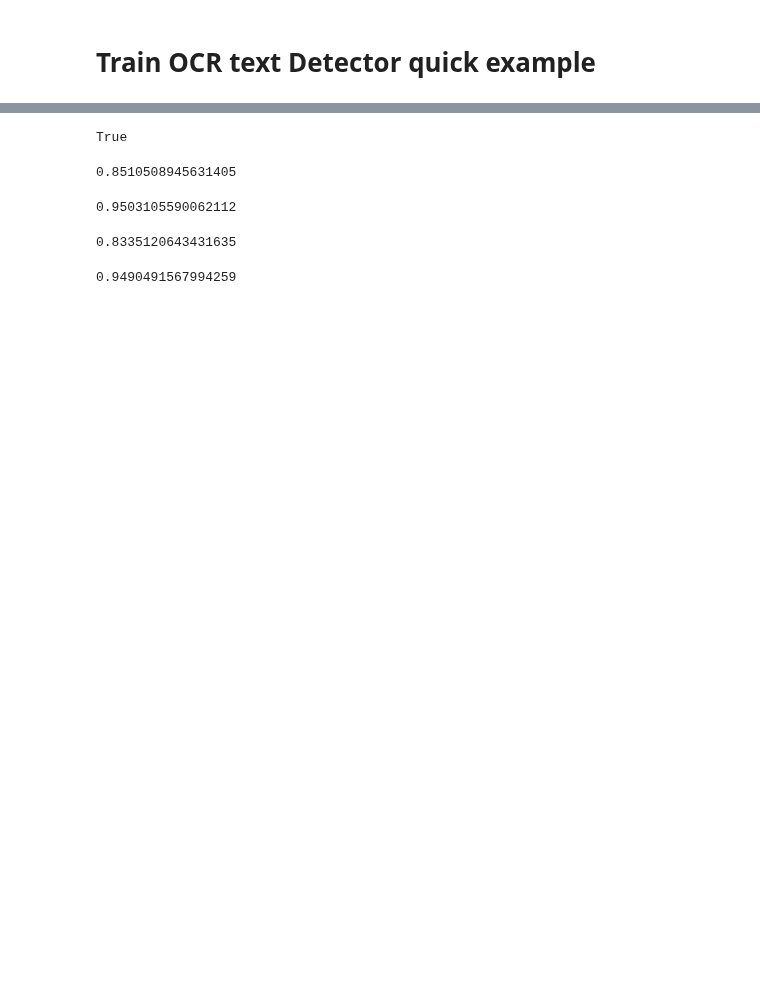
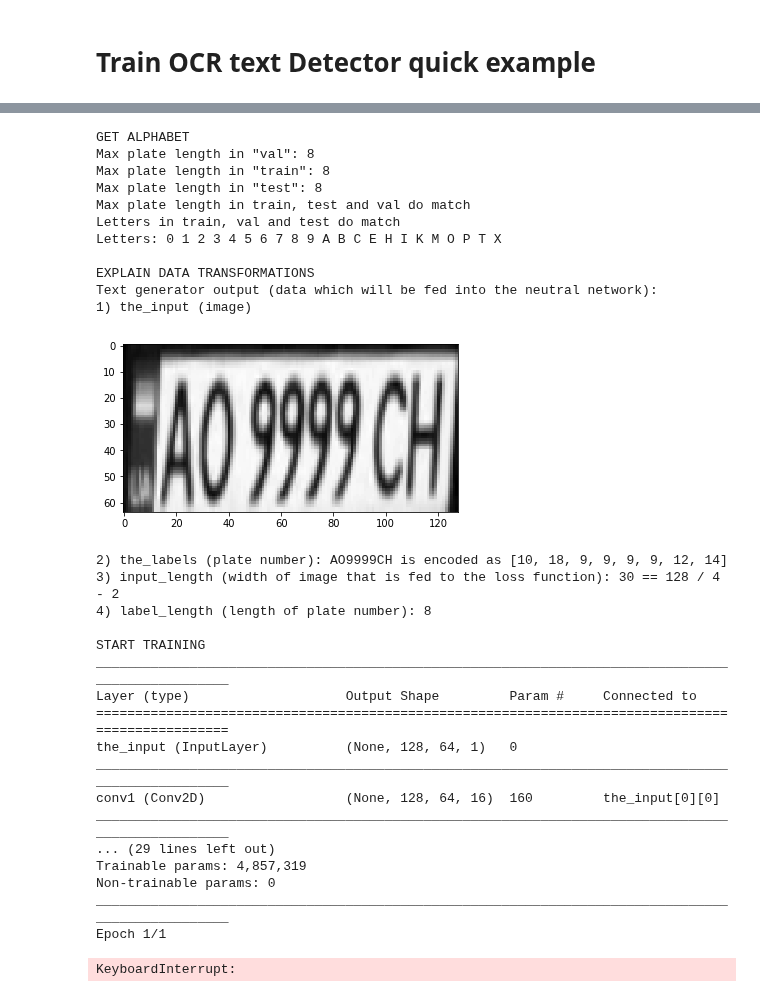
Before and after one commit to ria-com/nomeroff-net, a Jupyter notebook: train/trainOcrTextDetector.ipynb, the cells around one changed output, grey strips where cells are left out. Saved outputs shown, nothing was run; the diff lists cells and outputs as text; code cells hidden in the pictures; blank space fills up the shorter version.

Commit message:
train ocr

```diff
--- a/train/trainOcrTextDetector.ipynb
+++ b/train/trainOcrTextDetector.ipynb
@@ -5,9 +15,12 @@ import os
 import sys
 
 # change this property
-NOMEROFF_NET_DIR = "/var/www/html2/js/nomeroff-net/"
-PATH_TO_AUTORIA_NUMBERPLATE_COUNTRY_DATASET = "/mnt/datasets/anpr_ocr/data/"
-MODEL_PATH = os.path.join(NOMEROFF_NET_DIR, "models/ocr_np_text_trained.h5")
+NOMEROFF_NET_DIR = os.path.abspath('../')
+dataset_name = "ua"
+version = "1"
+PATH_TO_DATASET = os.path.join(NOMEROFF_NET_DIR, "datasets/ocr/", dataset_name)
+print(dataset_name)
+RESULT_MODEL_PATH = os.path.join(NOMEROFF_NET_DIR, "models/", 'anpr_ocr_{}-{}.h5'.format(dataset_name, version))
 
 sys.path.append(NOMEROFF_NET_DIR)
 
@@ -23,7 +31,9 @@ Using TensorFlow backend.
 # %%
-import matplotlib.image as mpimg
+from Base import OCR
 
-class ukrOCR(OCR):
+class ua(OCR):
     def __init__(self):
         OCR.__init__(self)
-        self.letters = ["0", "1", "2", "3", "4", "5", "6", "7", "8", "9", "A", "B", "C", "E", "H", "I", "K", "M", "O", "P", "T", "X"] # just copy
+        self.letters = ["0", "1", "2", "3", "4", "5", "6", "7", "8", "9", "A", "B", "C", "E", "H", "I", "K", "M", "O", "P", "T", "X"]
+
+        self.EPOCHS = 1
@@ -108,20 +40,34 @@ Annotate:                        AM1031CA
-# %%
-1 in (1, 2)
-# %% [output]
-True
-# %%
-(3837+5962)/(13755-2241)
-# %% [output]
-0.8510508945631405
-# %%
-(2208+1617)/(4814-789)
-# %% [output]
-0.9503105590062112
-# %%
-(2766+3452)/(8852-1392)
-# %% [output]
-0.8335120643431635
-# %%
-(1581+1064)/(3270-483)
-# %% [output]
-0.9490491567994259
+# %%
+ocrTextDetector = ua()
+model = ocrTextDetector.train(PATH_TO_DATASET)
+# %% [output]
+GET ALPHABET
+Max plate length in "val": 8
+Max plate length in "train": 8
+Max plate length in "test": 8
+Max plate length in train, test and val do match
+Letters in train, val and test do match
+Letters: 0 1 2 3 4 5 6 7 8 9 A B C E H I K M O P T X
+
+EXPLAIN DATA TRANSFORMATIONS
+Text generator output (data which will be fed into the neutral network):
+1) the_input (image)
+[figure, added]
+2) the_labels (plate number): AO9999CH is encoded as [10, 18, 9, 9, 9, 9, 12, 14]
+3) input_length (width of image that is fed to the loss function): 30 == 128 / 4 - 2
+4) label_length (length of plate number): 8
+
+START TRAINING
+__________________________________________________________________________________________________
+Layer (type)                    Output Shape         Param #     Connected to
+==================================================================================================
+the_input (InputLayer)          (None, 128, 64, 1)   0
+__________________________________________________________________________________________________
+conv1 (Conv2D)                  (None, 128, 64, 16)  160         the_input[0][0]
+__________________________________________________________________________________________________
+... (29 lines left out)
+Trainable params: 4,857,319
+Non-trainable params: 0
+__________________________________________________________________________________________________
+Epoch 1/1
+KeyboardInterrupt:
```
Also changed, not shown: parts of 12 cells of this notebook, 4 other files.
